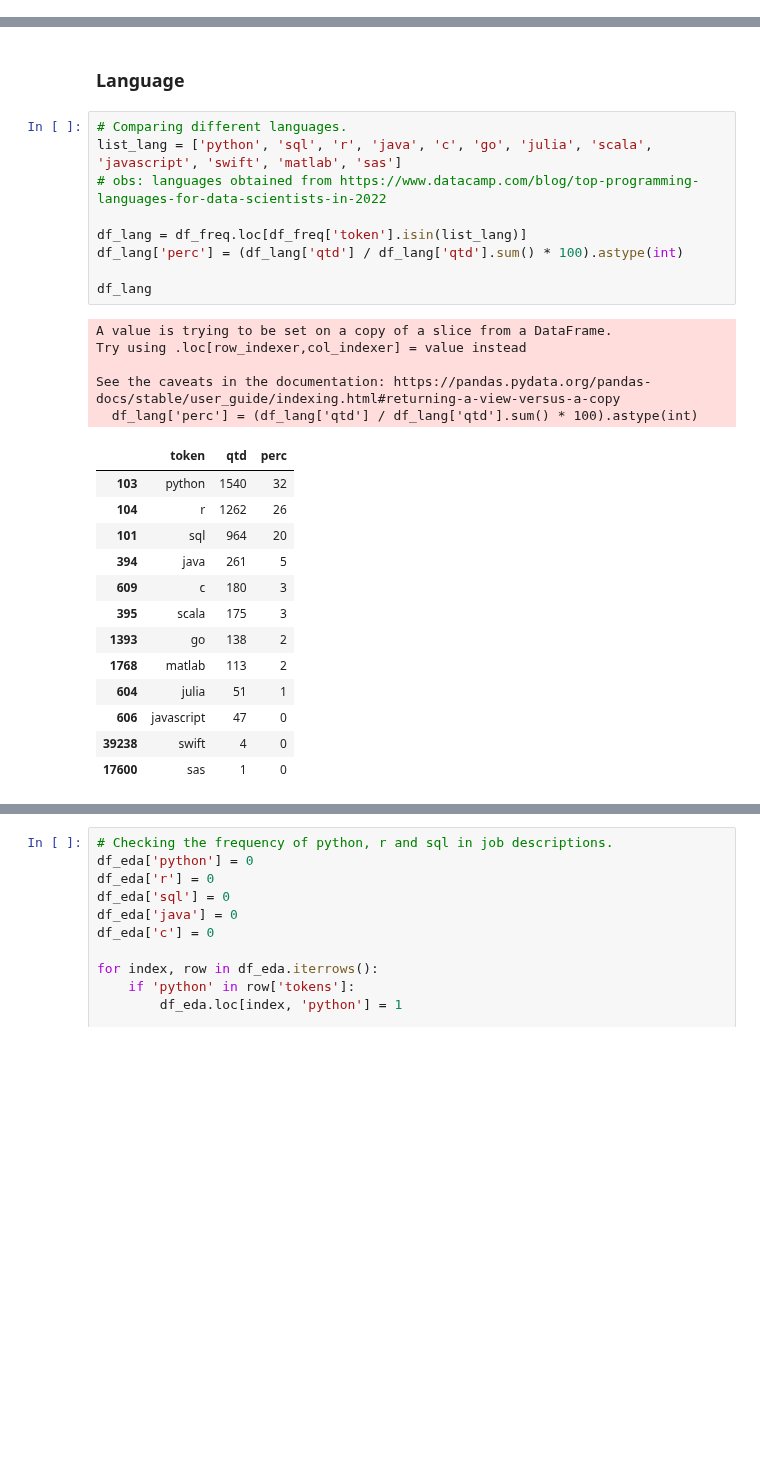
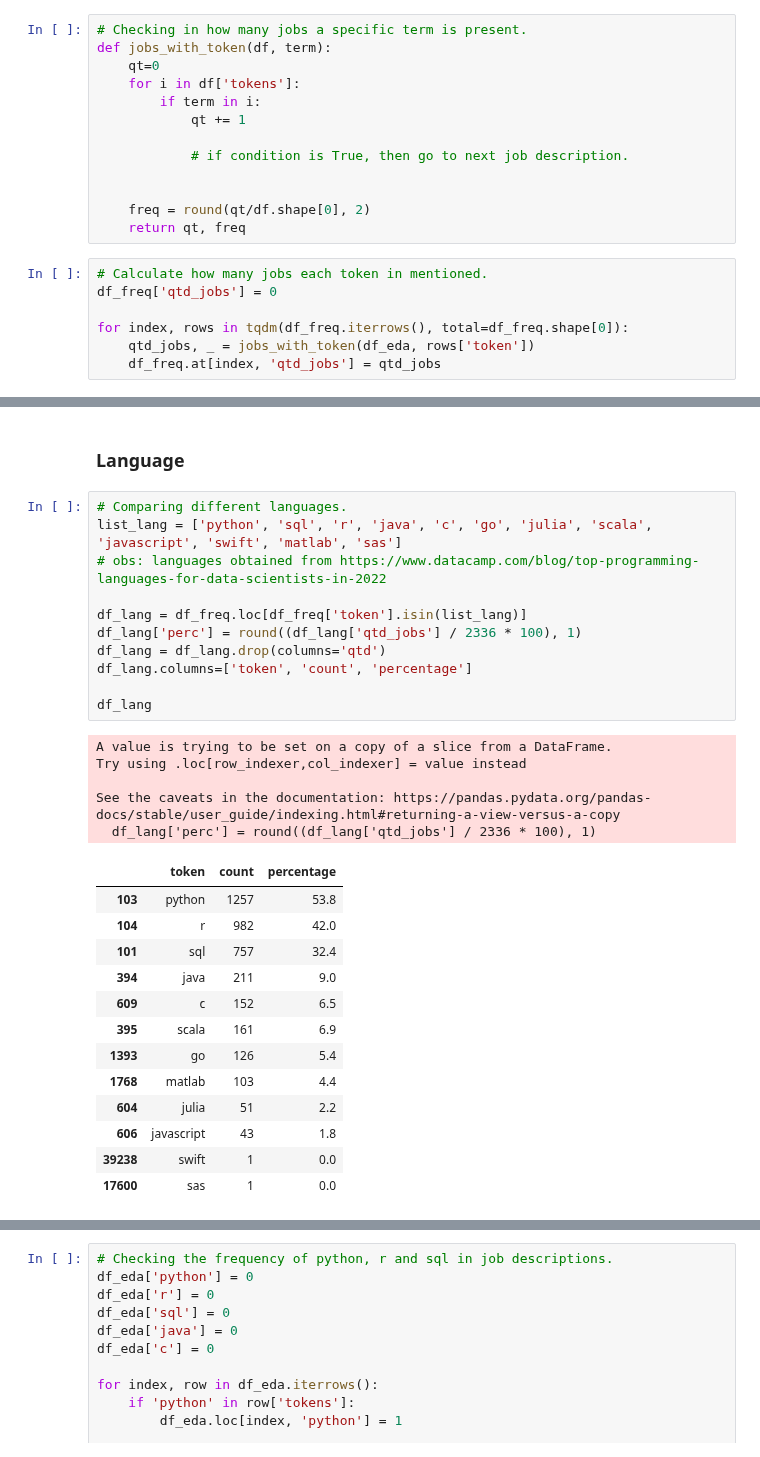
Before and after one commit to rknagao/studies, a Jupyter notebook: skills_keywords/notebook.ipynb, the cells around one changed output, grey strips where cells are left out. Saved outputs shown, nothing was run; the diff lists cells and outputs as text; blank space fills up the shorter version.

```diff
--- a/skills_keywords/notebook.ipynb
+++ b/skills_keywords/notebook.ipynb
@@ -319,3 +320,23 @@ def jobs_with_token(df, term):
 
     freq = round(qt/df.shape[0], 2)
     return qt, freq
+# %%
+# Checking in how many jobs a specific term is present.
+def jobs_with_token(df, term):
+    qt=0
+    for i in df['tokens']:
+        if term in i:
+            qt += 1
+
+            # if condition is True, then go to next job description.
+
+
+    freq = round(qt/df.shape[0], 2)
+    return qt, freq
+# %%
+# Calculate how many jobs each token in mentioned.
+df_freq['qtd_jobs'] = 0
+
+for index, rows in tqdm(df_freq.iterrows(), total=df_freq.shape[0]):
+    qtd_jobs, _ = jobs_with_token(df_eda, rows['token'])
+    df_freq.at[index, 'qtd_jobs'] = qtd_jobs
@@ -351,28 +403,30 @@ storytelling (20, 0.01)
 # %%
 # Comparing different languages.
 list_lang = ['python', 'sql', 'r', 'java', 'c', 'go', 'julia', 'scala', 'javascript', 'swift', 'matlab', 'sas']
 # obs: languages obtained from https://www.datacamp.com/blog/top-programming-languages-for-data-scientists-in-2022
 
 df_lang = df_freq.loc[df_freq['token'].isin(list_lang)]
-df_lang['perc'] = (df_lang['qtd'] / df_lang['qtd'].sum() * 100).astype(int)
+df_lang['perc'] = round((df_lang['qtd_jobs'] / 2336 * 100), 1)
+df_lang = df_lang.drop(columns='qtd')
+df_lang.columns=['token', 'count', 'percentage']
 
 df_lang
 # %% [output]
 A value is trying to be set on a copy of a slice from a DataFrame.
 Try using .loc[row_indexer,col_indexer] = value instead
 
 See the caveats in the documentation: https://pandas.pydata.org/pandas-docs/stable/user_guide/indexing.html#returning-a-view-versus-a-copy
-  df_lang['perc'] = (df_lang['qtd'] / df_lang['qtd'].sum() * 100).astype(int)
+  df_lang['perc'] = round((df_lang['qtd_jobs'] / 2336 * 100), 1)
-|  | token | qtd | perc |
-| 103 | python | 1540 | 32 |
-| 104 | r | 1262 | 26 |
-| 101 | sql | 964 | 20 |
-| 394 | java | 261 | 5 |
-| 609 | c | 180 | 3 |
-| 395 | scala | 175 | 3 |
-| 1393 | go | 138 | 2 |
-| 1768 | matlab | 113 | 2 |
-| 604 | julia | 51 | 1 |
-| 606 | javascript | 47 | 0 |
-| 39238 | swift | 4 | 0 |
-| 17600 | sas | 1 | 0 |
+|  | token | count | percentage |
+| 103 | python | 1257 | 53.8 |
+| 104 | r | 982 | 42.0 |
+| 101 | sql | 757 | 32.4 |
+| 394 | java | 211 | 9.0 |
+| 609 | c | 152 | 6.5 |
+| 395 | scala | 161 | 6.9 |
+| 1393 | go | 126 | 5.4 |
+| 1768 | matlab | 103 | 4.4 |
+| 604 | julia | 51 | 2.2 |
+| 606 | javascript | 43 | 1.8 |
+| 39238 | swift | 1 | 0.0 |
+| 17600 | sas | 1 | 0.0 |
```
Also changed, not shown: parts of 5 cells of this notebook.
